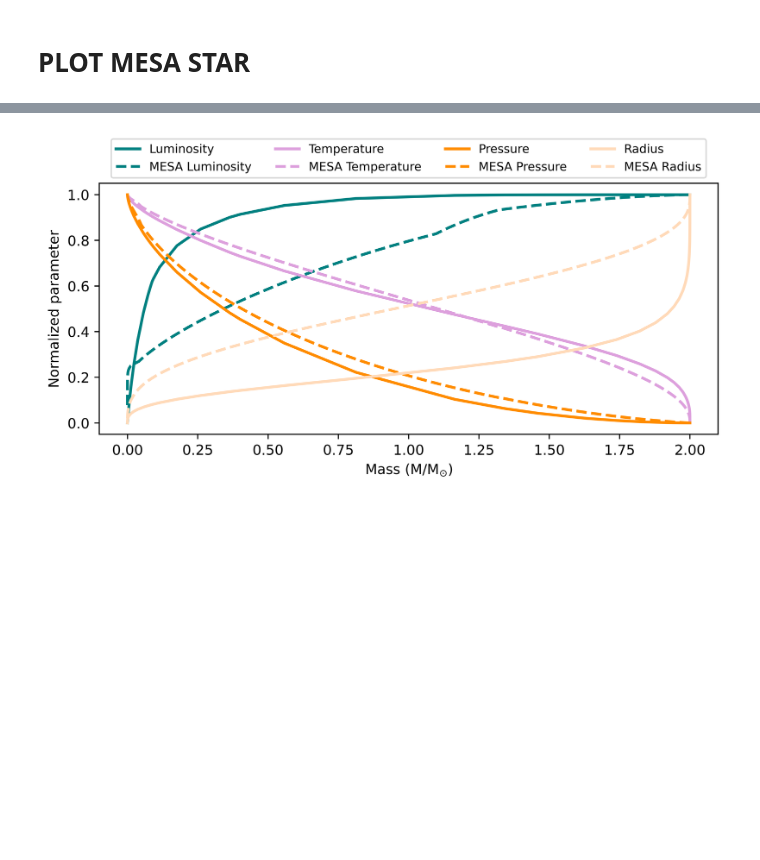
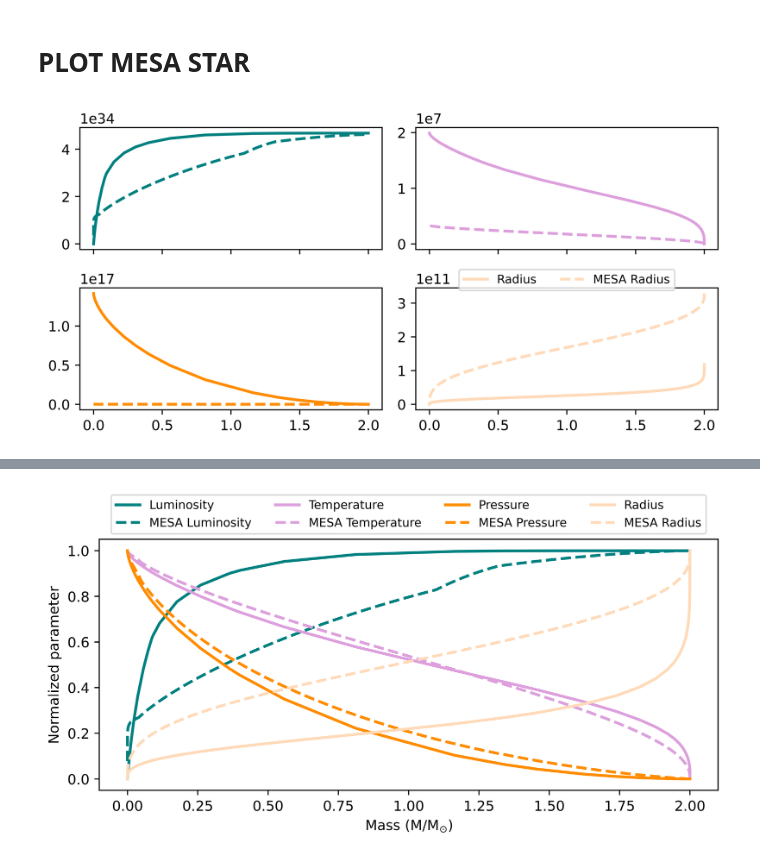
Before and after one commit to ashmessier/SS_calculation, a Jupyter notebook: test_functions.ipynb, the cells around one changed output, grey strips where cells are left out. Saved outputs shown, nothing was run; the diff lists cells and outputs as text; code cells hidden in the pictures; blank space fills up the shorter version.

```diff
--- a/test_functions.ipynb
+++ b/test_functions.ipynb
@@ -372,3 +372,42 @@ MESA_mass = p.mass
 MESA_pp = p.pp
 MESA_cno = p.cno
 MESA_L = p.luminosity * p.lsun
+# %%
+# normalized
+
+# central density value seems fine but seems like the opacity table can't read the R value -> R value ~ 10 right now but want it to be like <8.70
+
+fig, axes = plt.subplots(2, 2, sharex=True, dpi=750, figsize=(7,3.5))
+axes = axes.flatten()
+
+color_lum = "teal"
+color_temp = "plum"
+color_press = "darkorange"
+color_rad = "peachpuff"
+
+# plot my output
+axes[0].plot(mass_arr/Msun, lum_arr, color=color_lum, linewidth=2, label="Luminosity")
+axes[0].plot(sorted(MESA_mass)[:-25], sorted(MESA_L[:-25]), color=color_lum, linestyle="--", linewidth=2, label="MESA Luminosity")
+
+axes[1].plot(mass_arr/Msun, temp_arr, color=color_temp, linewidth=2, label="Temperature")
+axes[1].plot(MESA_mass, MESA_T, color=color_temp, linestyle="--", linewidth=2, label="MESA Temperature")
+
+axes[2].plot(mass_arr/Msun, pressure_arr, color=color_press, linewidth=2, label="Pressure")
+axes[2].plot(MESA_mass, MESA_P, color=color_press, linestyle="--", linewidth=2, label="MESA Pressure")
+
+axes[3].plot(mass_arr/Msun, radius_arr, color=color_rad, linewidth=2, label="Radius")
+axes[3].plot(MESA_mass, MESA_R, color=color_rad, linestyle="--", linewidth=2, label="MESA Radius")
+
+plt.legend()
+
+#plt.semilogy()
+plt.legend(loc='upper center',
+           bbox_to_anchor=(0.5, 1.2),
+           ncol=4, fontsize=8.5)
+fig.tight_layout()
+# axes.set_xlabel(r"Mass (M/M$_{\odot}$)")
+# axes.set_ylabel("Normalized parameter")
+#plt.ylim(1e-3, 1e2)
+#|plt.savefig("MESA_vs_star.png", bbox_inches='tight')
+# %% [output]
+[figure, added]
```
Also changed, not shown: parts of 5 cells of this notebook, 4 other files.
